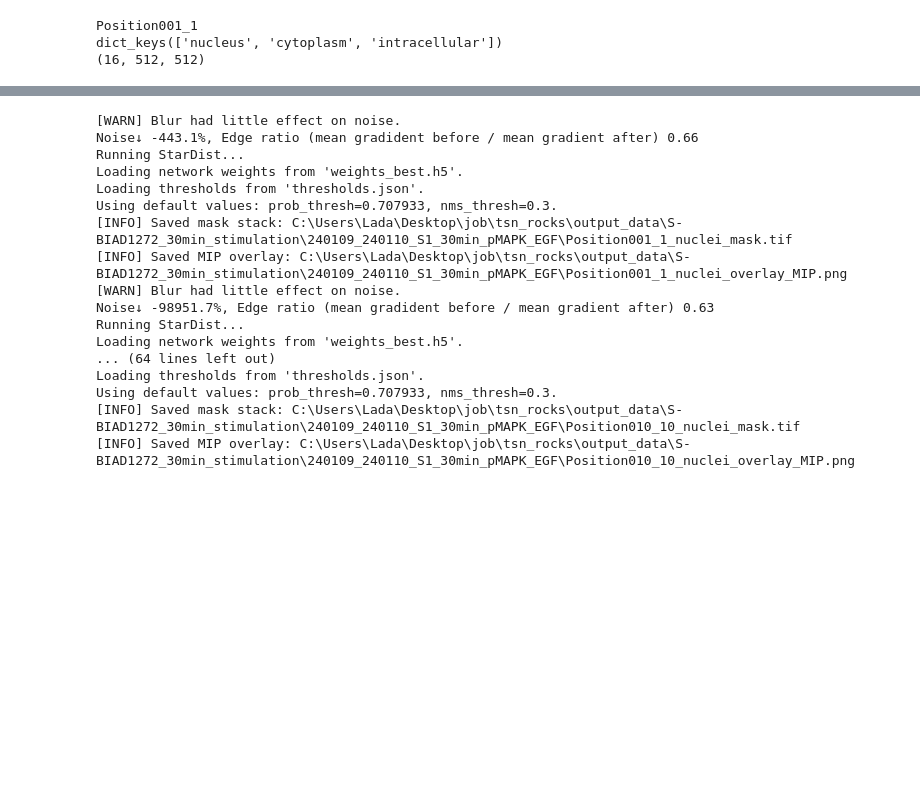
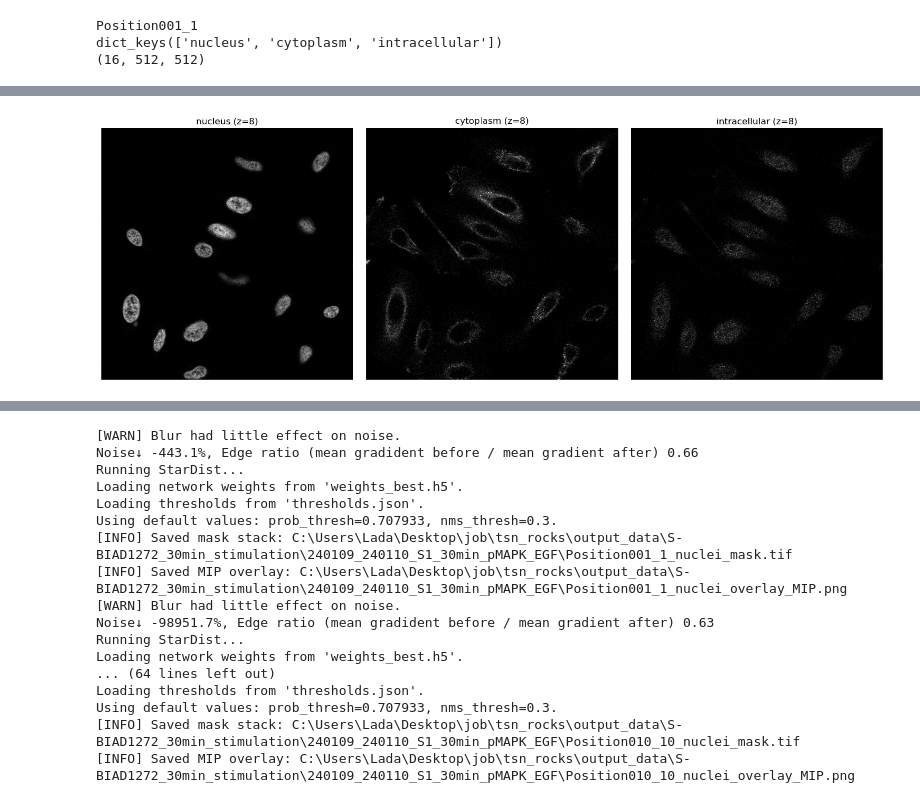
Before and after one commit to UCL-Biosciences/UCL-Biosciences-Image-Analysis, a Jupyter notebook: notebooks/3d_multichannel_analysis.ipynb, the cells around one changed output, grey strips where cells are left out. Cells and saved outputs as stored; diff of their text form; code cells hidden in the pictures; blank space fills up the shorter version.

```diff
--- a/notebooks/3d_multichannel_analysis.ipynb
+++ b/notebooks/3d_multichannel_analysis.ipynb
@@ -54,2 +142,24 @@ dict_keys(['nucleus', 'cytoplasm', 'intracellular'])
+# %%
+import matplotlib.pyplot as plt
+
+# take the first loaded volume
+vol = all_volumes[0]["channels"]
+
+# find middle slice
+z_mid = next(iter(vol.values())).shape[0] // 2
+
+# plot all channels in a grid
+n_channels = len(vol)
+fig, axes = plt.subplots(1, n_channels, figsize=(5 * n_channels, 5))
+
+for ax, (name, data) in zip(axes, vol.items()):
+    ax.imshow(data[z_mid], cmap="gray")
+    ax.set_title(f"{name} (z={z_mid})")
+    ax.axis("off")
+
+plt.tight_layout()
+plt.show()
+# %% [output]
+[figure, added]
 # %% [markdown]
 ### MAIN: per-channel preprocessing, segmentation, and quantification
```
Also changed, not shown: parts of 30 cells of this notebook, 1 other file.
